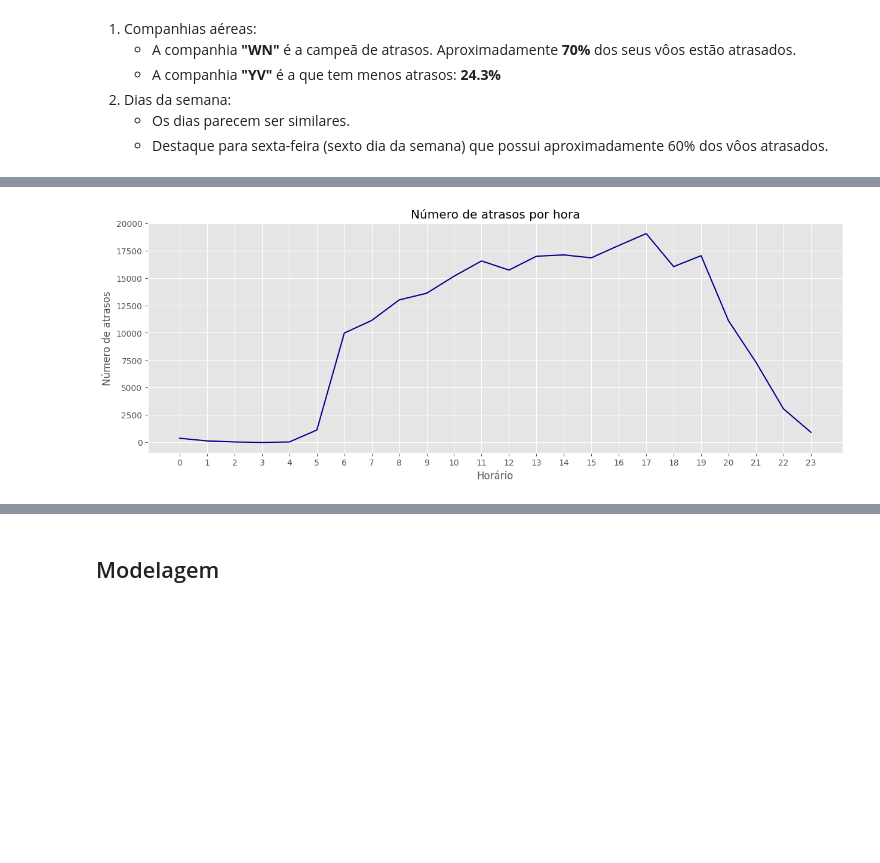
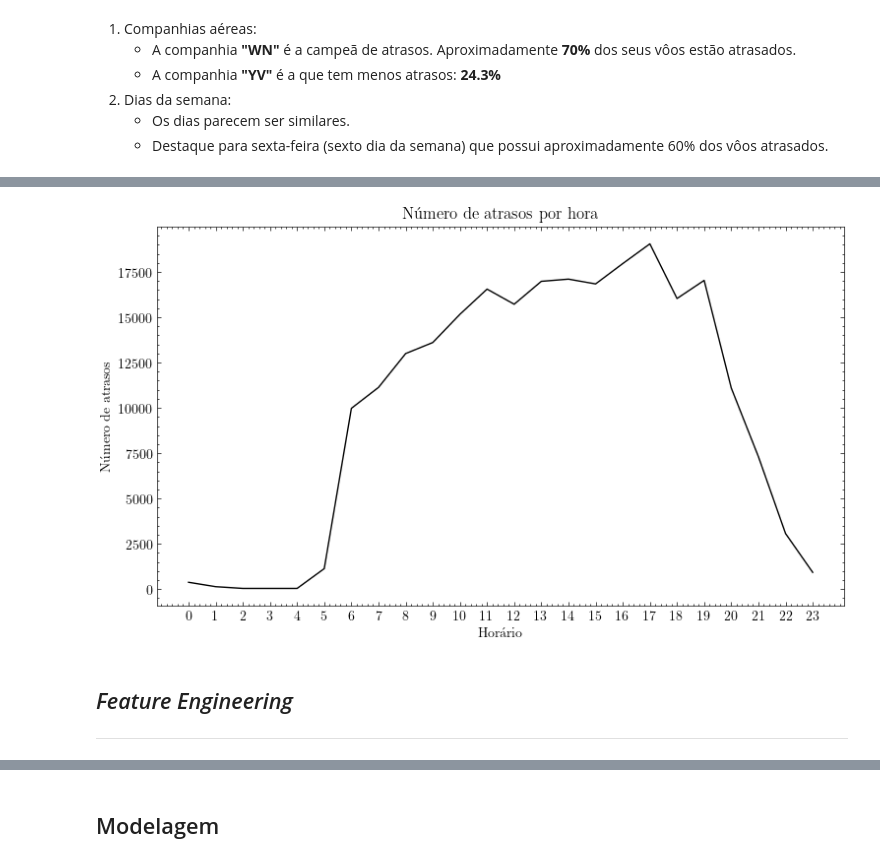
Before and after one commit to matheuscamposmt/airlines-delay, a Jupyter notebook: airlines_delay_notebook.ipynb, the cells around one changed output, grey strips where cells are left out. Cells and saved outputs as stored; diff of their text form; code cells hidden in the pictures; blank space fills up the shorter version.

```diff
--- a/airlines_delay_notebook.ipynb
+++ b/airlines_delay_notebook.ipynb
@@ -8,8 +8,8 @@ import numpy as np
 import matplotlib.pyplot as plt
 import seaborn as sns
 import plotly.express as px
-plt.style.use('ggplot')
-sns.set_palette("icefire")
+import scienceplots
+plt.style.use('science')
 # %% [markdown]
 ## Descrição do *dataset*
 ----------------------
@@ -119,3 +119,0 @@ plt.show()
-# %%
-airlines = airlines.assign(Horario=pd.to_datetime(airlines['Time'], unit='m'))
-airlines
@@ -135,0 +120,6 @@ airlines
+# %%
+
+# airlines data assign hour and minute column using pd.to_datetime
+airlines['Hour'] = pd.to_datetime(airlines['Time'], unit='m').dt.hour
+airlines['Minute'] = pd.to_datetime(airlines['Time'], unit='m').dt.minute
+airlines
@@ -136,23 +140,20 @@ airlines
+# %%
+airlines_delayed = airlines[airlines['Class'] == 1]
+delay_by_hour = airlines_delayed.groupby('Hour')['Class'].count()
 # %%
-# groupby Horario and count
-
-
-airlines_delayed = airlines[airlines['Class'] == 1]
-
-#groupby hour
-
-delay_by_hour = airlines_delayed.resample('H', on='Horario')['Class'].count()
-
 #plot
-
-plt.figure(figsize=(15, 5))
-sns.lineplot(data=delay_by_hour, x=delay_by_hour.index.hour, y=delay_by_hour.values, color='darkblue')
+fig = plt.figure(figsize=(9, 5))
+sns.lineplot(data=delay_by_hour, x=delay_by_hour.index, y=delay_by_hour.values, color='black')
 plt.xlabel('Horário')
 plt.ylabel('Número de atrasos')
 plt.title('Número de atrasos por hora')
 plt.xticks(np.arange(0, 24, 1))
-
-plt.savefig('figures/eda/delay_by_hour.png', dpi=400, bbox_inches='tight')
+#sns despine
+#grayscale save
+plt.savefig('figures/eda/delay_by_hour.png', dpi=300, bbox_inches='tight')
 plt.show()
 # %% [output]
-[figure, old version]
+[figure, new version]
+# %% [markdown]
+## *Feature Engineering*
+-------------------
```
Also changed, not shown: parts of 19 cells of this notebook, 4 other files.
